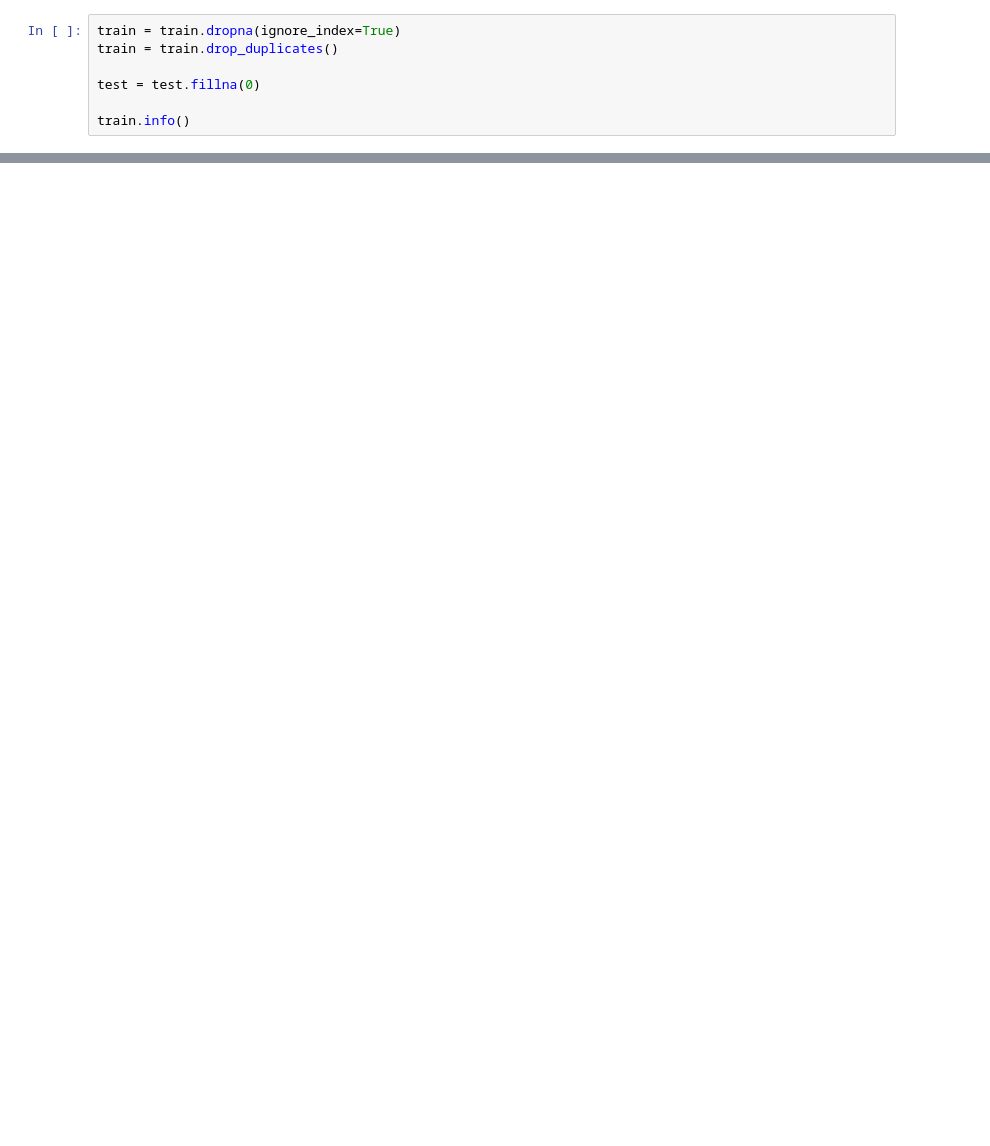
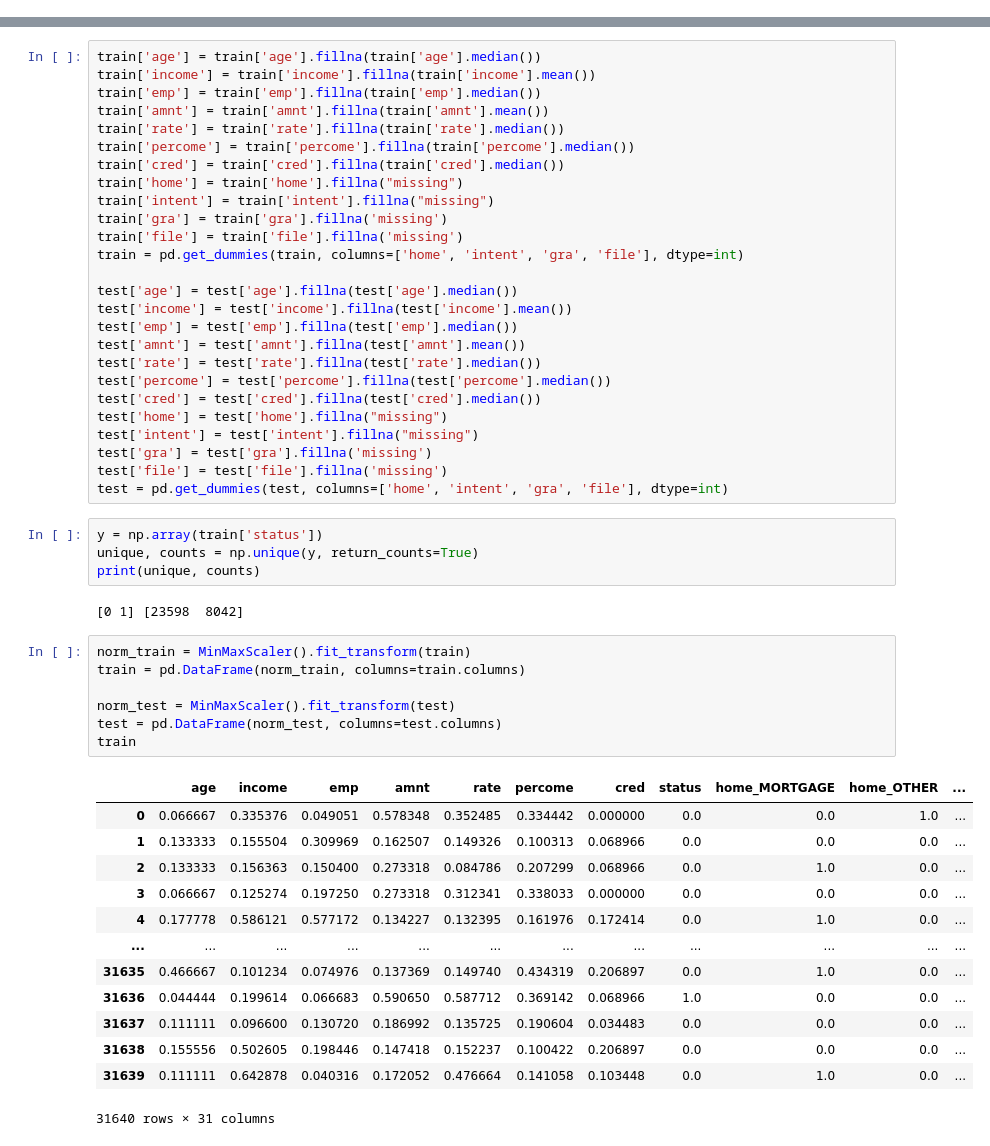
Before and after one commit to Rokabpy/BankMod-AI-Hackathon, a Jupyter notebook: BankMod_AI_Hackathon_[online].ipynb, the cells around one changed output, grey strips where cells are left out. Saved outputs shown, nothing was run; the diff lists cells and outputs as text; blank space fills up the shorter version.

```diff
--- a/BankMod_AI_Hackathon_[online].ipynb
+++ b/BankMod_AI_Hackathon_[online].ipynb
@@ -13,7 +20,0 @@ test = pd.read_csv('/content/test.csv')
-# %%
-train = train.dropna(ignore_index=True)
-train = train.drop_duplicates()
-
-test = test.fillna(0)
-
-train.info()
@@ -118,0 +84,53 @@ train.head()
+# %%
+train['age'] = train['age'].fillna(train['age'].median())
+train['income'] = train['income'].fillna(train['income'].mean())
+train['emp'] = train['emp'].fillna(train['emp'].median())
+train['amnt'] = train['amnt'].fillna(train['amnt'].mean())
+train['rate'] = train['rate'].fillna(train['rate'].median())
+train['percome'] = train['percome'].fillna(train['percome'].median())
+train['cred'] = train['cred'].fillna(train['cred'].median())
+train['home'] = train['home'].fillna("missing")
+train['intent'] = train['intent'].fillna("missing")
+train['gra'] = train['gra'].fillna('missing')
+train['file'] = train['file'].fillna('missing')
+train = pd.get_dummies(train, columns=['home', 'intent', 'gra', 'file'], dtype=int)
+
+test['age'] = test['age'].fillna(test['age'].median())
+test['income'] = test['income'].fillna(test['income'].mean())
+test['emp'] = test['emp'].fillna(test['emp'].median())
+test['amnt'] = test['amnt'].fillna(test['amnt'].mean())
+test['rate'] = test['rate'].fillna(test['rate'].median())
+test['percome'] = test['percome'].fillna(test['percome'].median())
+test['cred'] = test['cred'].fillna(test['cred'].median())
+test['home'] = test['home'].fillna("missing")
+test['intent'] = test['intent'].fillna("missing")
+test['gra'] = test['gra'].fillna('missing')
+test['file'] = test['file'].fillna('missing')
+test = pd.get_dummies(test, columns=['home', 'intent', 'gra', 'file'], dtype=int)
+# %%
+y = np.array(train['status'])
+unique, counts = np.unique(y, return_counts=True)
+print(unique, counts)
+# %% [output]
+[0 1] [23598  8042]
+# %%
+norm_train = MinMaxScaler().fit_transform(train)
+train = pd.DataFrame(norm_train, columns=train.columns)
+
+norm_test = MinMaxScaler().fit_transform(test)
+test = pd.DataFrame(norm_test, columns=test.columns)
+train
+# %% [output]
+|  | age | income | emp | amnt | rate | percome | cred | status | home_MORTGAGE | home_OTHER | ... |
+| 0 | 0.066667 | 0.335376 | 0.049051 | 0.578348 | 0.352485 | 0.334442 | 0.000000 | 0.0 | 0.0 | 1.0 | ... |
+| 1 | 0.133333 | 0.155504 | 0.309969 | 0.162507 | 0.149326 | 0.100313 | 0.068966 | 0.0 | 0.0 | 0.0 | ... |
+| 2 | 0.133333 | 0.156363 | 0.150400 | 0.273318 | 0.084786 | 0.207299 | 0.068966 | 0.0 | 1.0 | 0.0 | ... |
+| 3 | 0.066667 | 0.125274 | 0.197250 | 0.273318 | 0.312341 | 0.338033 | 0.000000 | 0.0 | 0.0 | 0.0 | ... |
+| 4 | 0.177778 | 0.586121 | 0.577172 | 0.134227 | 0.132395 | 0.161976 | 0.172414 | 0.0 | 1.0 | 0.0 | ... |
+| ... | ... | ... | ... | ... | ... | ... | ... | ... | ... | ... | ... |
+| 31635 | 0.466667 | 0.101234 | 0.074976 | 0.137369 | 0.149740 | 0.434319 | 0.206897 | 0.0 | 1.0 | 0.0 | ... |
+| 31636 | 0.044444 | 0.199614 | 0.066683 | 0.590650 | 0.587712 | 0.369142 | 0.068966 | 1.0 | 0.0 | 0.0 | ... |
+| 31637 | 0.111111 | 0.096600 | 0.130720 | 0.186992 | 0.135725 | 0.190604 | 0.034483 | 0.0 | 0.0 | 0.0 | ... |
+| 31638 | 0.155556 | 0.502605 | 0.198446 | 0.147418 | 0.152237 | 0.100422 | 0.206897 | 0.0 | 0.0 | 0.0 | ... |
+| 31639 | 0.111111 | 0.642878 | 0.040316 | 0.172052 | 0.476664 | 0.141058 | 0.103448 | 0.0 | 1.0 | 0.0 | ... |
+31640 rows × 31 columns
```
Also changed, not shown: parts of 19 cells of this notebook.
